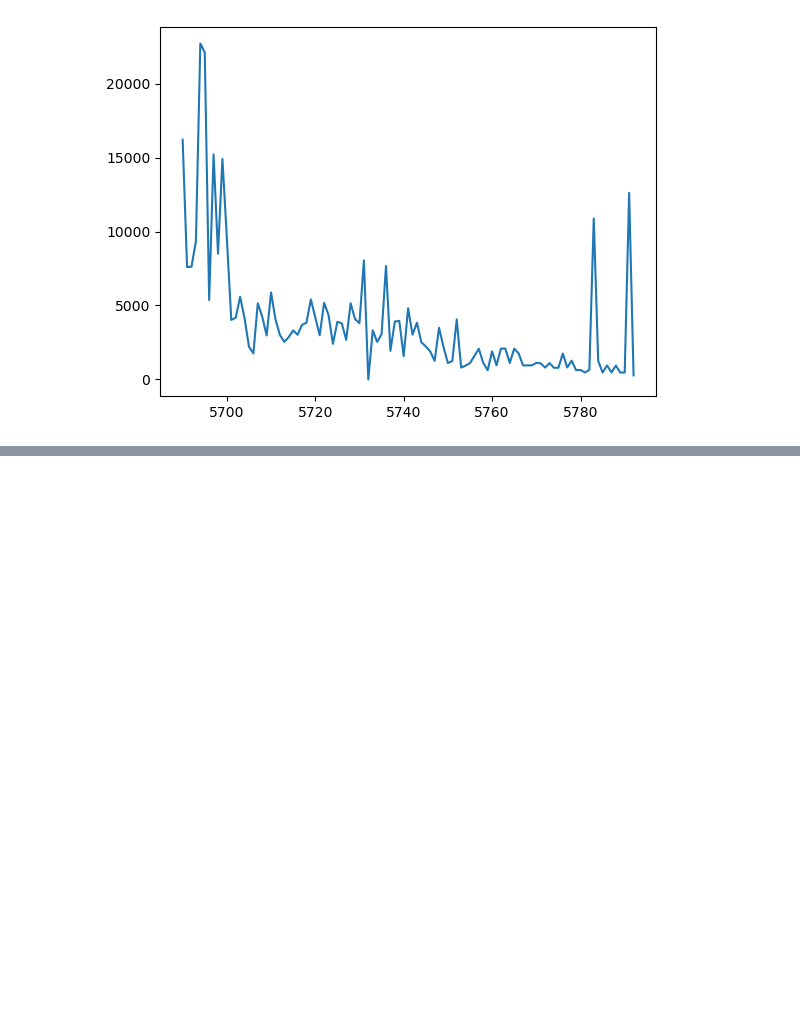
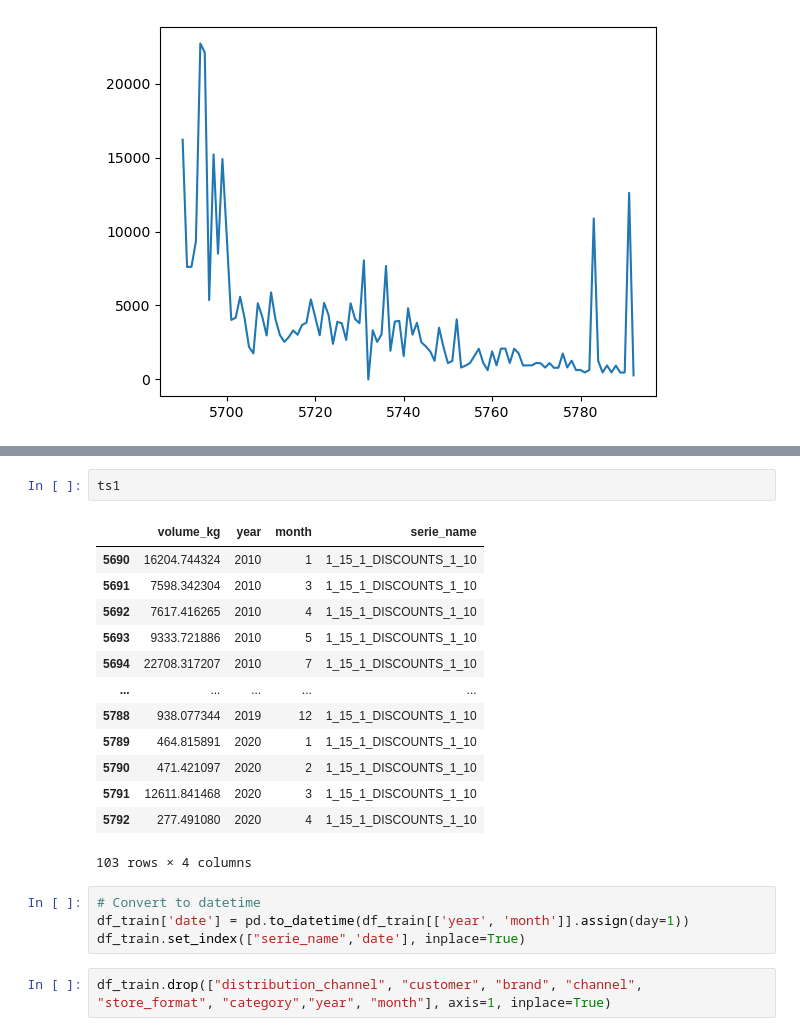
Before and after one commit to gianluca-24/training-camp-KPMG, a Jupyter notebook: leruotebucate.ipynb, the cells around one changed output, grey strips where cells are left out. Saved outputs shown, nothing was run; the diff lists cells and outputs as text; blank space fills up the shorter version.

```diff
--- a/leruotebucate.ipynb
+++ b/leruotebucate.ipynb
@@ -51,0 +64,22 @@ plt.plot(ts1.index, ts1["volume_kg"])
+# %%
+ts1
+# %% [output]
+|  | volume_kg | year | month | serie_name |
+| 5690 | 16204.744324 | 2010 | 1 | 1_15_1_DISCOUNTS_1_10 |
+| 5691 | 7598.342304 | 2010 | 3 | 1_15_1_DISCOUNTS_1_10 |
+| 5692 | 7617.416265 | 2010 | 4 | 1_15_1_DISCOUNTS_1_10 |
+| 5693 | 9333.721886 | 2010 | 5 | 1_15_1_DISCOUNTS_1_10 |
+| 5694 | 22708.317207 | 2010 | 7 | 1_15_1_DISCOUNTS_1_10 |
+| ... | ... | ... | ... | ... |
+| 5788 | 938.077344 | 2019 | 12 | 1_15_1_DISCOUNTS_1_10 |
+| 5789 | 464.815891 | 2020 | 1 | 1_15_1_DISCOUNTS_1_10 |
+| 5790 | 471.421097 | 2020 | 2 | 1_15_1_DISCOUNTS_1_10 |
+| 5791 | 12611.841468 | 2020 | 3 | 1_15_1_DISCOUNTS_1_10 |
+| 5792 | 277.491080 | 2020 | 4 | 1_15_1_DISCOUNTS_1_10 |
+103 rows × 4 columns
+# %%
+# Convert to datetime
+df_train['date'] = pd.to_datetime(df_train[['year', 'month']].assign(day=1))
+df_train.set_index(["serie_name",'date'], inplace=True)
+# %%
+df_train.drop(["distribution_channel", "customer", "brand", "channel", "store_format", "category","year", "month"], axis=1, inplace=True)
```
Also changed, not shown: parts of 3 cells of this notebook.
